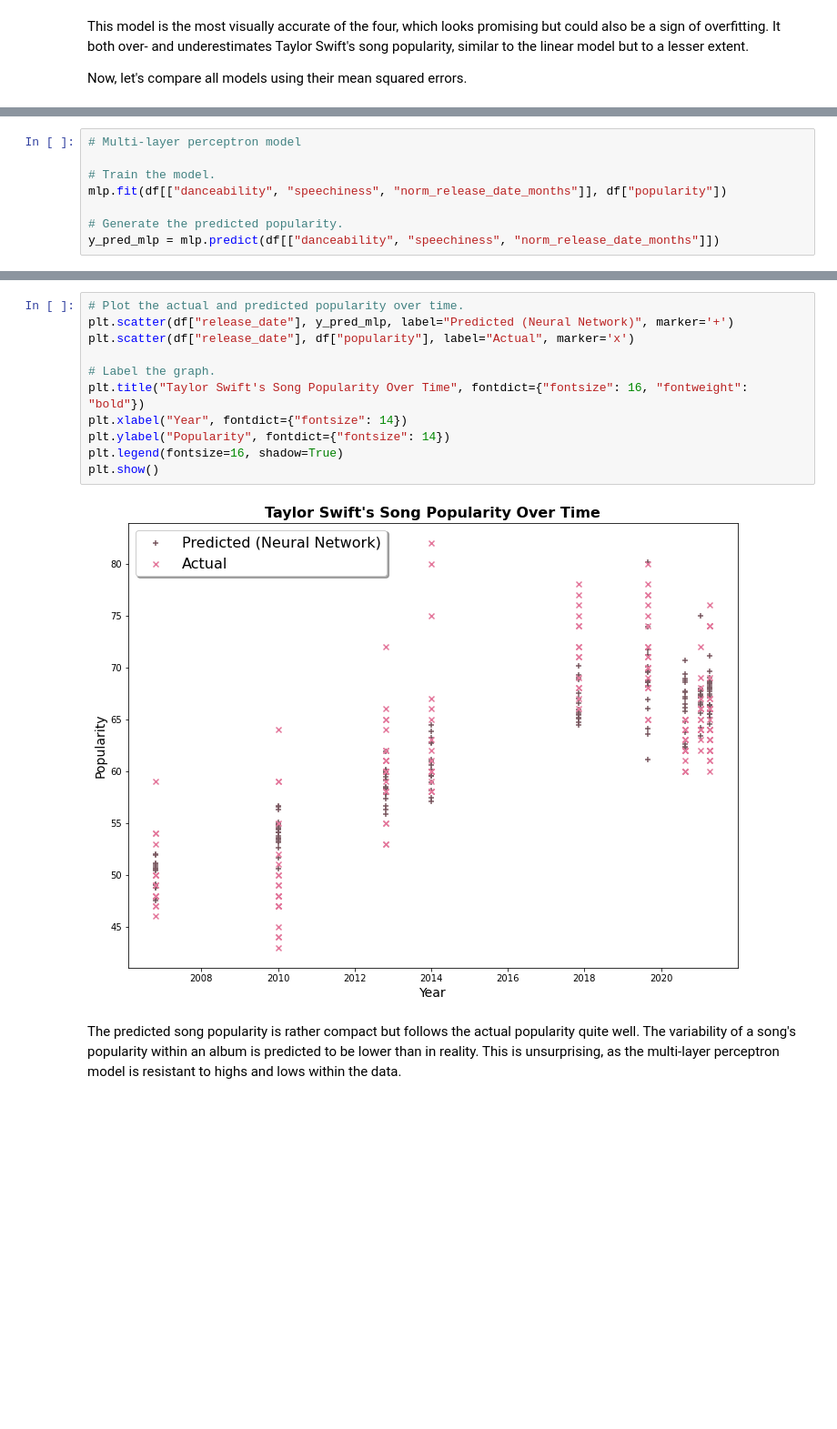
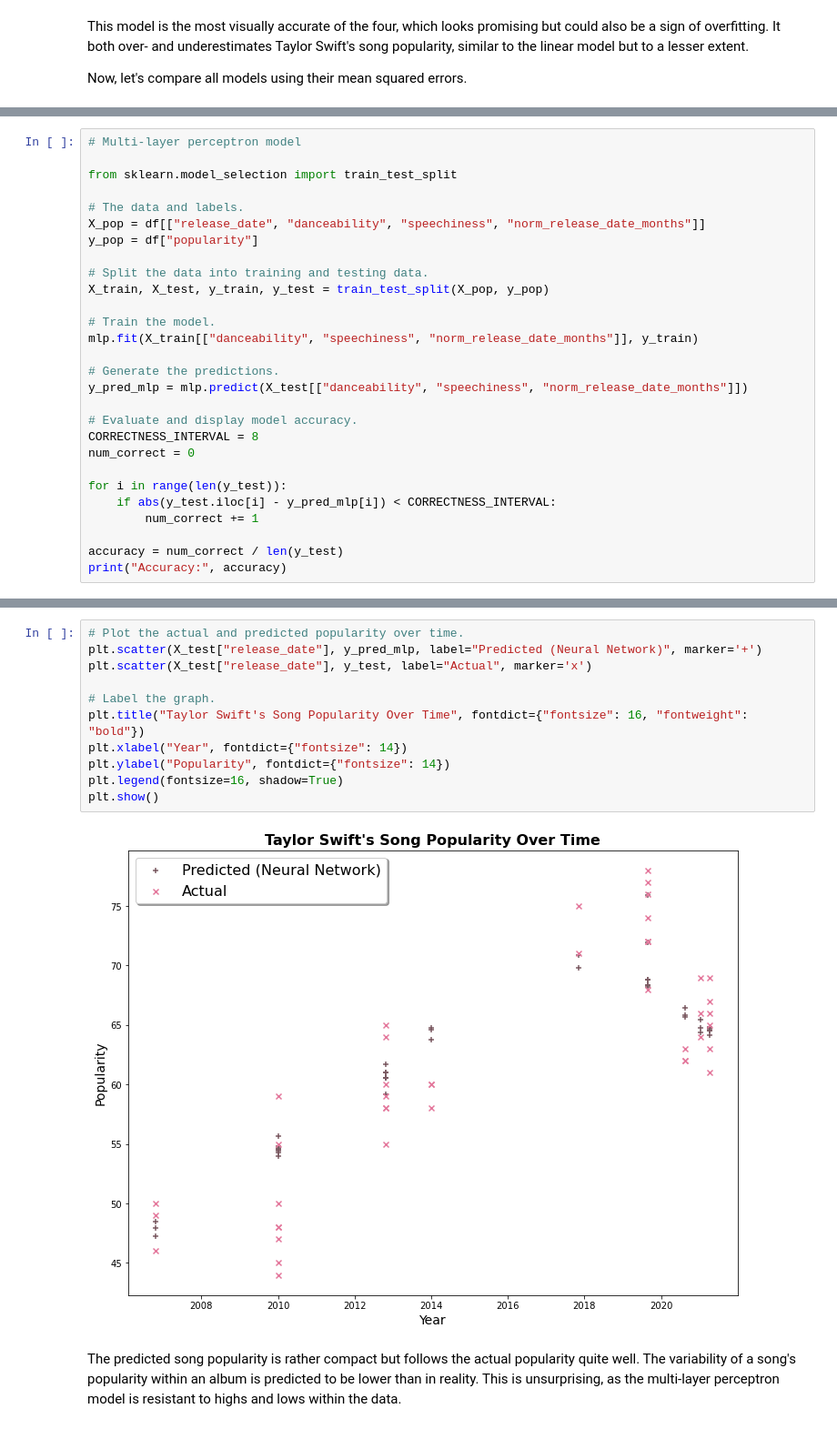
Before and after one commit to junegreenstein/junegreenstein.github.io, a Jupyter notebook: final.ipynb, the cells around one changed output, grey strips where cells are left out. Shown: that part at 91% size. Cells and saved outputs as stored; diff of their text form; blank space fills up the shorter version.

```diff
--- a/final.ipynb
+++ b/final.ipynb
@@ -537,8 +539,28 @@ Now we take on the more daunting task of predicting the popularity of all songs,
 # %%
 # Multi-layer perceptron model
 
+from sklearn.model_selection import train_test_split
+
+# The data and labels.
+X_pop = df[["release_date", "danceability", "speechiness", "norm_release_date_months"]]
+y_pop = df["popularity"]
+
+# Split the data into training and testing data.
+X_train, X_test, y_train, y_test = train_test_split(X_pop, y_pop)
+
 # Train the model.
-mlp.fit(df[["danceability", "speechiness", "norm_release_date_months"]], df["popularity"])
+mlp.fit(X_train[["danceability", "speechiness", "norm_release_date_months"]], y_train)
 
-# Generate the predicted popularity.
-y_pred_mlp = mlp.predict(df[["danceability", "speechiness", "norm_release_date_months"]])
+# Generate the predictions.
+y_pred_mlp = mlp.predict(X_test[["danceability", "speechiness", "norm_release_date_months"]])
+
+# Evaluate and display model accuracy.
+CORRECTNESS_INTERVAL = 8
+num_correct = 0
+
+for i in range(len(y_test)):
+    if abs(y_test.iloc[i] - y_pred_mlp[i]) < CORRECTNESS_INTERVAL:
+        num_correct += 1
+
+accuracy = num_correct / len(y_test)
+print("Accuracy:", accuracy)
@@ -545,16 +573,16 @@ y_pred_mlp = mlp.predict(df[["danceability", "speechiness", "norm_release_date_m
 # %%
 # Plot the actual and predicted popularity over time.
-plt.scatter(df["release_date"], y_pred_mlp, label="Predicted (Neural Network)", marker='+')
-plt.scatter(df["release_date"], df["popularity"], label="Actual", marker='x')
+plt.scatter(X_test["release_date"], y_pred_mlp, label="Predicted (Neural Network)", marker='+')
+plt.scatter(X_test["release_date"], y_test, label="Actual", marker='x')
 
 # Label the graph.
 plt.title("Taylor Swift's Song Popularity Over Time", fontdict={"fontsize": 16, "fontweight": "bold"})
 plt.xlabel("Year", fontdict={"fontsize": 14})
 plt.ylabel("Popularity", fontdict={"fontsize": 14})
 plt.legend(fontsize=16, shadow=True)
 plt.show()
 # %% [output]
-[figure, old version]
+[figure, new version]
 # %% [markdown]
 The predicted song popularity is rather compact but follows the actual popularity quite well. The variability of a song's popularity within an album is predicted to be lower than in reality. This is unsurprising, as the multi-layer perceptron model is resistant to highs and lows within the data.
 # %% [markdown]
```
Also changed, not shown: parts of 5 cells of this notebook.
